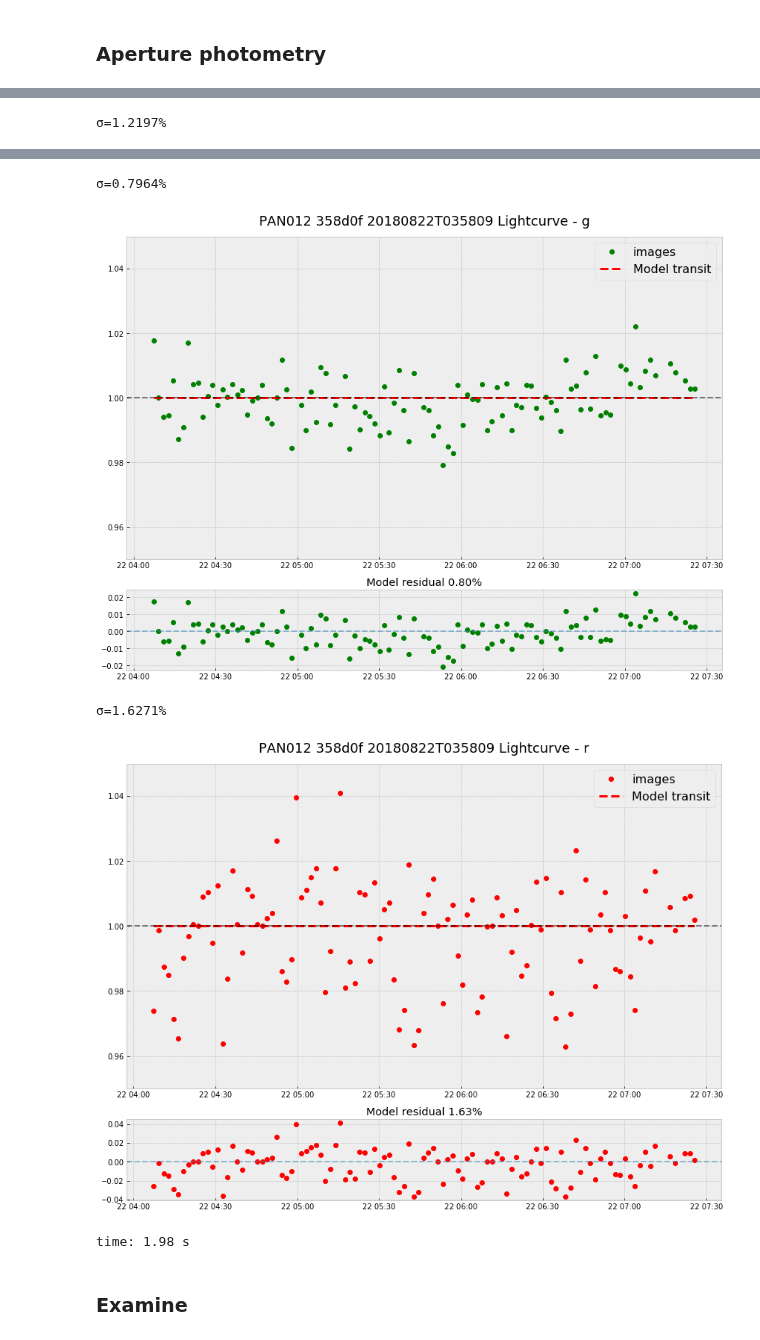
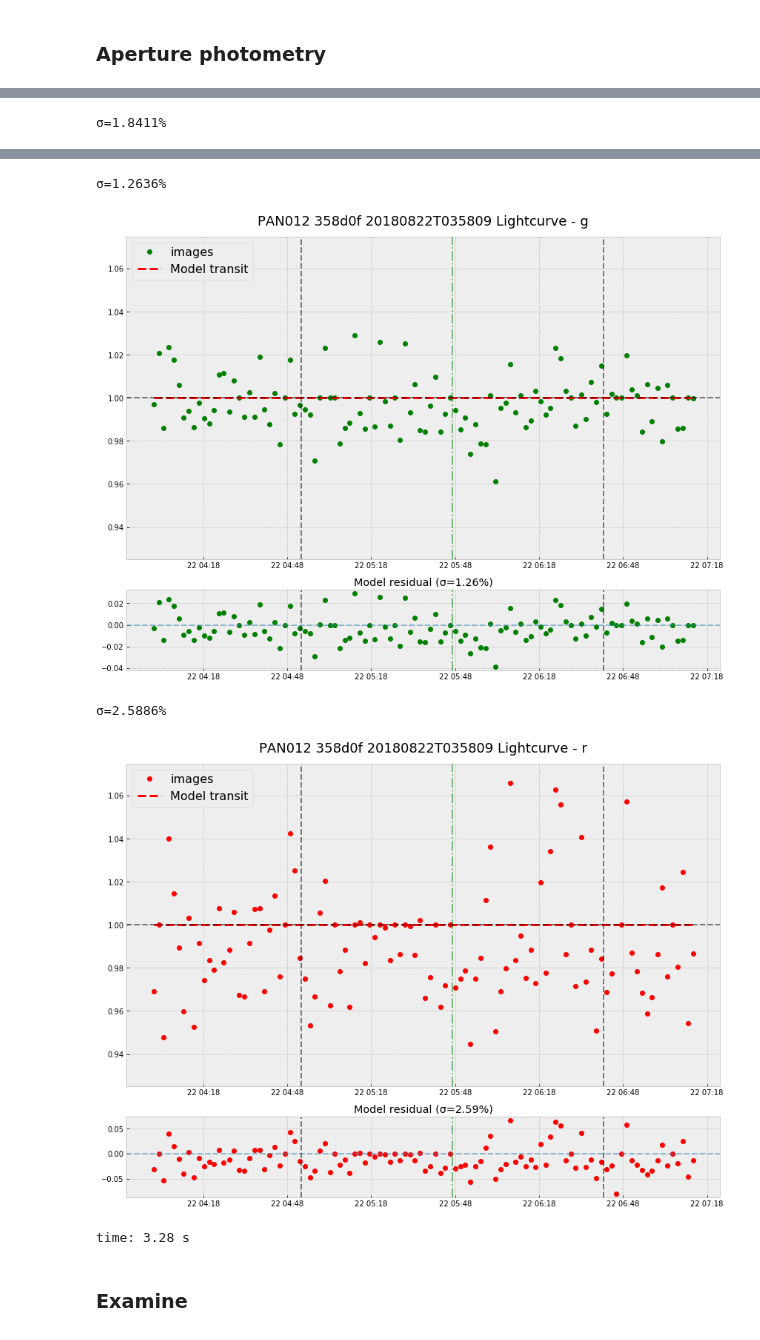
Before and after one commit to panoptes/panoptes-pipeline, a Jupyter notebook: notebooks/processing/PIAA-Build-Reference-PSC.ipynb, the cells around one changed output, grey strips where cells are left out. Cells and saved outputs as stored; diff of their text form; code cells hidden in the pictures.

```diff
--- a/notebooks/processing/PIAA-Build-Reference-PSC.ipynb
+++ b/notebooks/processing/PIAA-Build-Reference-PSC.ipynb
@@ -179,7 +223,7 @@ lc0 = pipeline.get_aperture_sums(
     ideal_psc,
     image_times,
     aperture_size=aperture_size,
-    plot_apertures=True,
+#     plot_apertures=True,
     aperture_fn=os.path.join(base_dir, 'apertures', f'{ticid}')
 )
 # %% [output]
@@ -203,0 +256,11 @@ time: 12.9 ms
+# %%
+for field in ['reference', 'target']:
+    color_normer = lc0.groupby('color')[field].apply(lambda x: np.mean(x))
+
+    for color, normalizer in color_normer.iteritems():
+        print(f"{field} {color} μ={normalizer:.04f}")
+
+        # Get the raw values
+        raw_values = lc1.loc[lc1.color == color, (field)]
+
+        lc1.loc[lc1.color == color, (f'{field}')] = raw_values / normalizer
@@ -224,14 +285,0 @@ time: 470 µs
-# %%
-# Make a copy
-lc1 = lc0.copy()
-
-for color, mean in color_normer.iteritems():
-    print("{} μ={:.04f}".format(color, mean))
-
-    # Get the raw values
-    raw_values = lc1.loc[lc1.color == color, ('rel_flux')]
-
-    # Get the sigma clipped mean
-    mean_values = sigma_clip(raw_values / mean).filled(np.nan)
-
-    lc1.loc[lc1.color == color, ('rel_flux')] = mean_values
@@ -242,0 +286,9 @@ time: 38.9 ms
+# %%
+plt.figure(figsize=(12, 9))
+i = 0
+for color in 'rgb':
+    (lc1.loc[lc1.color == color].target + i).plot(marker='o', color=color, alpha=0.5)
+    (lc1.loc[lc1.color == color].reference + i).plot(marker='x', color=color, alpha=0.5)
+    i += 0.25
+
+plt.legend()
@@ -249,21 +305,22 @@ time: 3.4 ms
 # %%
+x = lc1.index.unique()
+
 for color, data in lc1.groupby('color'):
 
-    y = data.rel_flux
-    x = y.index
+    y = pd.Series(sigma_clip(data.target / data.reference).filled(1), index=x)
 
     base_model_flux = np.ones_like(y)
 
     lc_fig = plot.plot_lightcurve(x, y, base_model_flux,
-#         transit_info=[midpoint, ingress, egress],
+        transit_info=[midpoint, ingress, egress],
         title="{} Lightcurve - {}".format(sequence.replace('_', ' '), color),
         ylim=[.9, 1.1],
         color=color
     )
-    lc_fig.get_axes()[0].set_ylim([0.95, 1.05])
+    lc_fig.get_axes()[0].set_ylim([0.925, 1.075])
 
     print('σ={:.04%}'.format(y.std()))
 
     display.display(lc_fig)
 # %% [output]
-σ=1.2197%
+σ=1.8411%
@@ -271,8 +328,8 @@ for color, data in lc1.groupby('color'):
-σ=0.7964%
+σ=1.2636%
-[figure, old version]
+[figure, new version]
-σ=1.6271%
+σ=2.5886%
-[figure, old version]
+[figure, new version]
-time: 1.98 s
+time: 3.28 s
 # %% [markdown]
 ### Examine
 # %%
```
Also changed, not shown: parts of 40 cells of this notebook, 6 other files.
